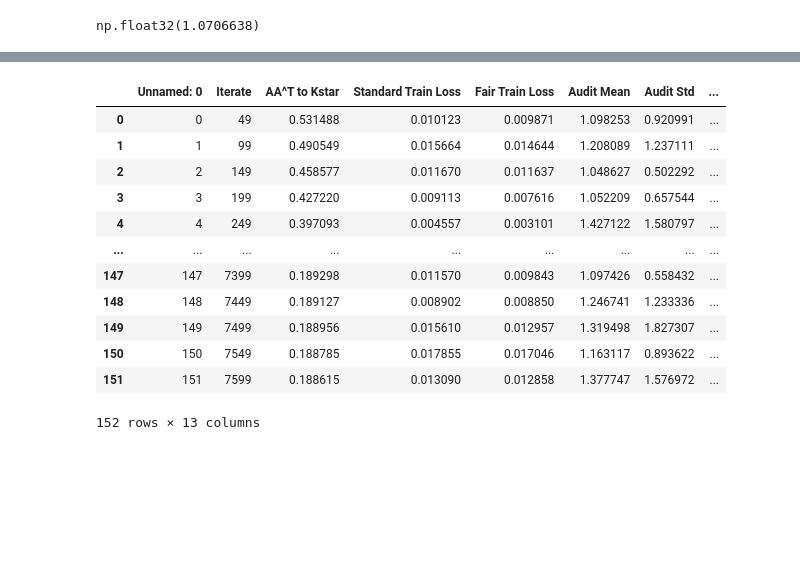
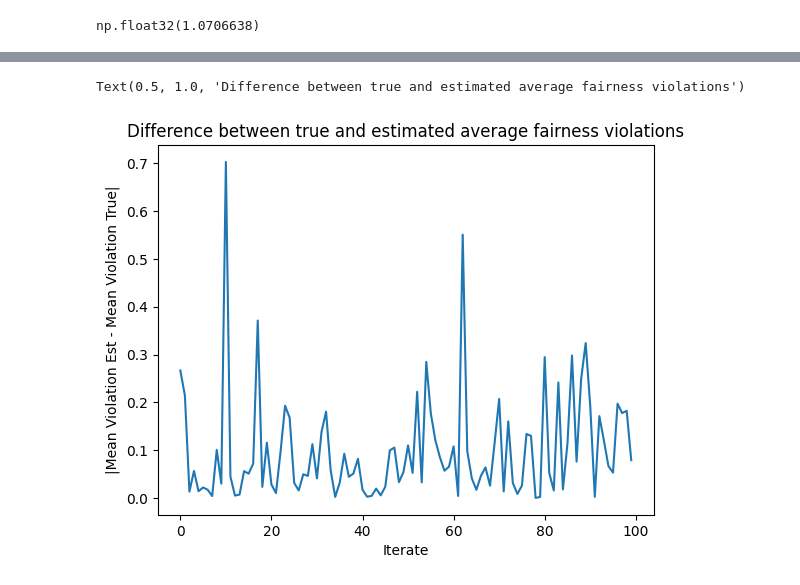
Before and after one commit to ceolson/metric-learning, a Jupyter notebook: scratch.ipynb, the cells around one changed output, grey strips where cells are left out. Cells and saved outputs as stored; diff of their text form; code cells hidden in the pictures; blank space fills up the shorter version.

```diff
--- a/scratch.ipynb
+++ b/scratch.ipynb
@@ -277,16 +282,8 @@ plt.plot(np.abs(db["Worst Ratio"] - db["Worst Ratio True"]))
 # %%
-db
+plt.plot(db["Iterate"][:100], np.abs(db["Audit Mean"][:100] - db["True Audit Mean"][:100]))
+plt.xlabel("Iterate")
+plt.ylabel("|Mean Violation Est - Mean Violation True|")
+plt.title("Difference between true and estimated average fairness violations")
 # %% [output]
-|  | Unnamed: 0 | Iterate | AA^T to Kstar | Standard Train Loss | Fair Train Loss | Audit Mean | Audit Std | ... |
-| 0 | 0 | 49 | 0.531488 | 0.010123 | 0.009871 | 1.098253 | 0.920991 | ... |
-| 1 | 1 | 99 | 0.490549 | 0.015664 | 0.014644 | 1.208089 | 1.237111 | ... |
-| 2 | 2 | 149 | 0.458577 | 0.011670 | 0.011637 | 1.048627 | 0.502292 | ... |
-| 3 | 3 | 199 | 0.427220 | 0.009113 | 0.007616 | 1.052209 | 0.657544 | ... |
-| 4 | 4 | 249 | 0.397093 | 0.004557 | 0.003101 | 1.427122 | 1.580797 | ... |
-| ... | ... | ... | ... | ... | ... | ... | ... | ... |
-| 147 | 147 | 7399 | 0.189298 | 0.011570 | 0.009843 | 1.097426 | 0.558432 | ... |
-| 148 | 148 | 7449 | 0.189127 | 0.008902 | 0.008850 | 1.246741 | 1.233336 | ... |
-| 149 | 149 | 7499 | 0.188956 | 0.015610 | 0.012957 | 1.319498 | 1.827307 | ... |
-| 150 | 150 | 7549 | 0.188785 | 0.017855 | 0.017046 | 1.163117 | 0.893622 | ... |
-| 151 | 151 | 7599 | 0.188615 | 0.013090 | 0.012858 | 1.377747 | 1.576972 | ... |
-152 rows × 13 columns
+Text(0.5, 1.0, 'Difference between true and estimated average fairness violations')
+[figure, added]
```
Also changed, not shown: parts of 20 cells of this notebook, 1 other file.
